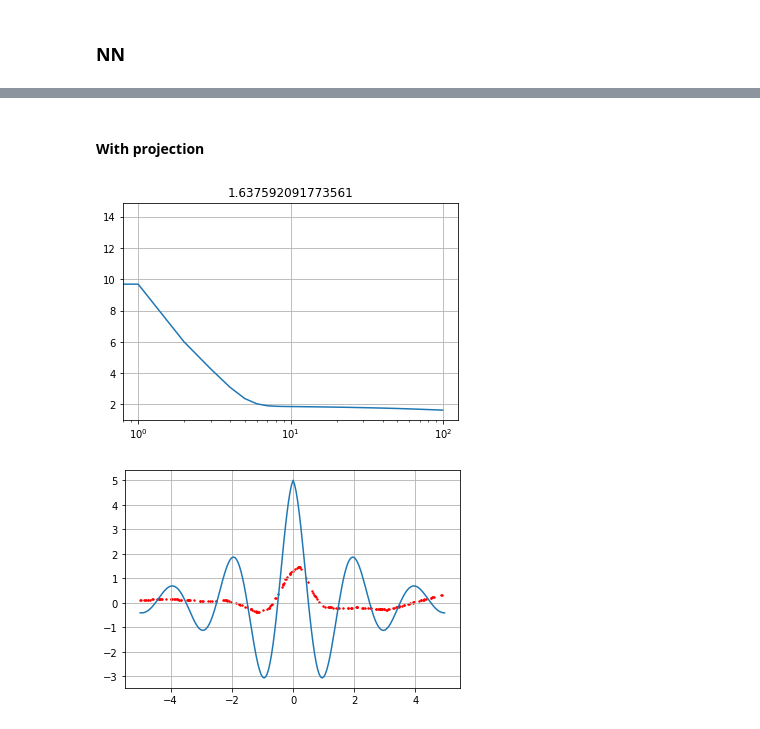
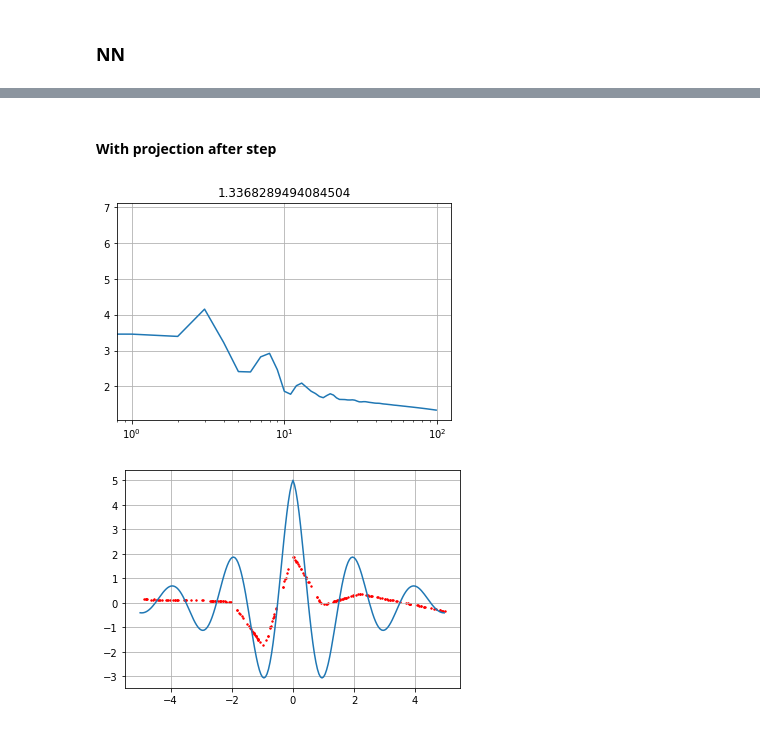
Before and after one commit to brunompacheco/pideq, a Jupyter notebook: notebooks/4.1-bmp-ghaoui-experiments.ipynb, the cells around one changed output, grey strips where cells are left out. Saved outputs shown, nothing was run; the diff lists cells and outputs as text; code cells hidden in the pictures.

```diff
--- a/notebooks/4.1-bmp-ghaoui-experiments.ipynb
+++ b/notebooks/4.1-bmp-ghaoui-experiments.ipynb
@@ -112,0 +125,23 @@ plt.show()
+# %%
+deq = DEQ(n_states=75, compute_jac_loss=False, weight_initialization_factor=1).to(device)
+
+criteria = nn.MSELoss()
+optim = torch.optim.Adam(deq.parameters(), 1e-3)
+# optim = torch.optim.SGD(deq.parameters(), 1e-3, .99)
+
+losses = list()
+for _ in range(1000):
+    optim.zero_grad()
+
+    Y_hat = 6 * deq(U)
+
+    A = torch.hstack([deq.A.weight.data, deq.A.bias.data.unsqueeze(-1)])
+    loss = criteria(Y, Y_hat)
+    losses.append(loss.item())
+
+    loss += 2 * torch.linalg.norm(A, ord=torch.inf) ** 2
+
+    loss.backward()
+    optim.step()
+
+plot_results(losses, U, Y_hat)
@@ -113,12 +151,12 @@ plt.show()
 # %% [markdown]
-#### With projection
+#### With projection after step
 # %%
-deq = DEQ(n_states=75, phi=torch.relu, compute_jac_loss=False, weight_initialization_factor=1)
+deq = DEQ(n_states=75, phi=torch.relu, compute_jac_loss=False, weight_initialization_factor=1).to(device)
 kappa = .9
 
 criteria = nn.MSELoss()
-optim = torch.optim.SGD([deq.A.weight, deq.A.bias, deq.B.weight, deq.B.bias], 1e-3)
-# optim = torch.optim.SGD(deq.parameters(), 1e-3)
+# optim = torch.optim.SGD([deq.A.weight, deq.A.bias, deq.B.weight, deq.B.bias], 1e-3, .9)
+optim = torch.optim.SGD(deq.parameters(), 1e-3)
 
 losses = list()
 
@@ -130,45 +168,35 @@ constraint = [cp.norm(a, p=1) <= kappa - 1e-3,]
 prob = cp.Problem(cp.Minimize(cp.norm(a - a0, p=2)), constraint)
 
 for _ in range(100):
     optim.zero_grad()
 
     Y_hat = 6 * deq(U)
 
     loss = criteria(Y, Y_hat)
     losses.append(loss.item())
 
     loss.backward()
     optim.step()
 
     # projection
     A0 = np.hstack([  # considering the bias for state x_ = (x,1)
-        deq.A.weight.data.detach().numpy(),
-        deq.A.bias.data.detach().numpy()[...,None],
+        deq.A.weight.data.detach().cpu().numpy(),
+        deq.A.bias.data.detach().cpu().numpy()[...,None],
     ])
     A_rows = list()
     for i in range(A0.shape[0]):
         a0.value = A0[i]
         try:
             prob.solve(verbose=False)
             A_rows.append(a.value)
         except cp.SolverError:
             A_rows.append(A0[i])
     A = np.vstack(A_rows)
 
     deq.A.weight.data.copy_(torch.from_numpy(A[:,:-1]).to(deq.A.weight.data))
     deq.A.bias.data.copy_(torch.from_numpy(A[:,-1]).to(deq.A.bias.data))
 
-plt.plot(np.sqrt(losses))
-plt.gca().set_title(np.sqrt(losses[-1]))
-plt.xscale('log')
-plt.grid()
-plt.show()
-
-y_hat = Y_hat.detach().numpy()
-plt.plot(u, f_true(u))
-plt.scatter(U.detach().numpy(), Y_hat.detach().numpy(), s=2, c='red')
-plt.grid()
-plt.show()
+plot_results(losses, U, Y_hat)
 # %% [output]
-[figure, old version]
+[figure, new version]
-[figure, old version]
+[figure, new version]
```
Also changed, not shown: parts of 18 cells of this notebook.
